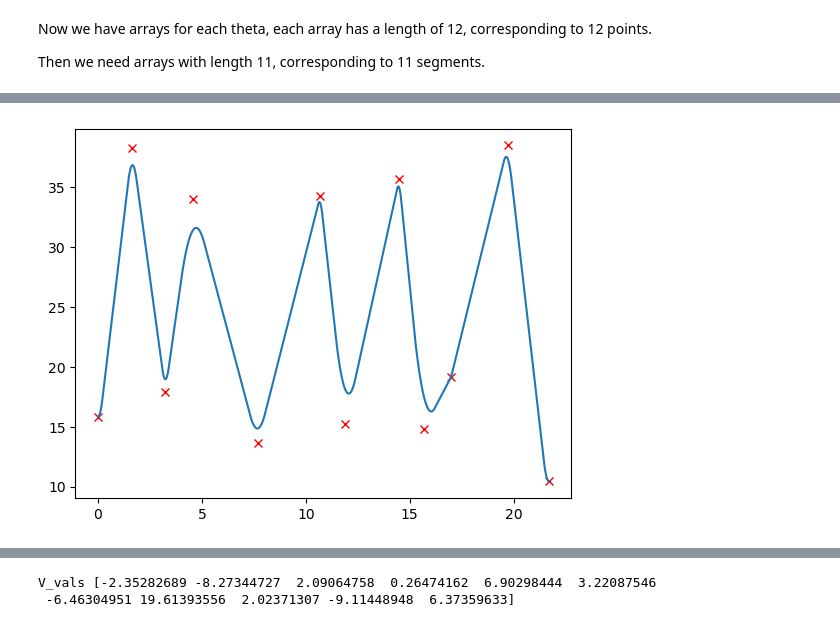
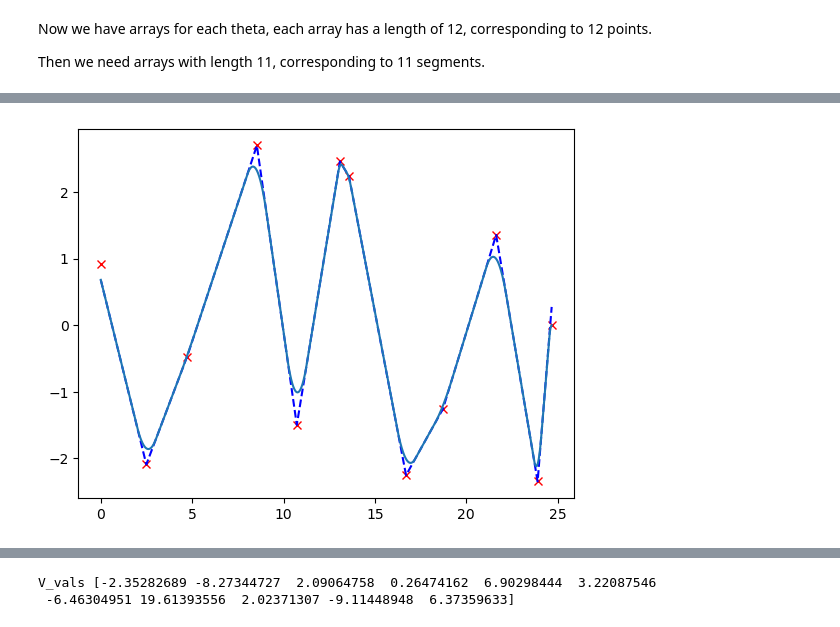
Before and after one commit to sunfanyi/robot-arm-analysis, a Jupyter notebook: trajectory_planning.ipynb, the cells around one changed output, grey strips where cells are left out. Drawn from its saved outputs; the diff is of its cells as text; code cells hidden in the pictures.

```diff
--- a/trajectory_planning.ipynb
+++ b/trajectory_planning.ipynb
@@ -257,0 +241,18 @@ t_linears [1.2114952  1.21090158 0.58247188 2.19490745 2.54131296 0.61407407
+# %%
+# calculate distance between two points position
+dist = np.sqrt(np.sum((P_coordinates[1:] - P_coordinates[:-1])**2, axis=1))
+# time between two points depending on the distance
+tf = dist/20
+print('tf:', tf)
+
+display(d1)
+a_vals_d1, V_vals_d1, b_blends_d1, t_linears_d1 = calc_kinematics_parameters(d1_points, tf)
+
+display(theta2)
+a_vals_theta2, V_vals_theta2, b_blends_theta2, t_linears_theta2 = calc_kinematics_parameters(theta2_points, tf)
+
+display(theta3)
+a_vals_theta3, V_vals_theta3, b_blends_theta3, t_linears_theta3 = calc_kinematics_parameters(theta3_points, tf)
+
+display(theta4)
+a_vals_theta4, V_vals_theta4, b_blends_theta4, t_linears_theta4 = calc_kinematics_parameters(theta4_points, tf)
@@ -258,42 +310,54 @@ t_linears [1.2114952  1.21090158 0.58247188 2.19490745 2.54131296 0.61407407
 # %%
-# Need plots for each segment:
-time_history = []
-disp_history = []
-velo_history = []
-acc_history = []
-t_start = 0
+def plot_trajectory(via_points, tf, a_vals, V_vals, t_blends, t_linears):
+    # for the whole trajectory
+    time_history = []
+    disp_history = []
+    velo_history = []
+    acc_history = []
+    disp_ideal_history = []
+    t_start = 0
 
-# initialise starting values
-disp_last = via_points[0]
-velo_last = 0
-for i in range(num_via_points + 1):
-    t_local = np.linspace(0, tf[i], 1000)
-    tb_left = t_blends[i] if i == 0 else t_blends[i]/2
-    tb_right = t_blends[i+1] if i == num_via_points else t_blends[i+1]/2
-    disp, velo, acc = calc_parabolic_traj_via_points(t_local, disp_last, velo_last,
-                                                                       V_vals[i], a_vals[i],
-                                                                       a_vals[i+1], tb_left, tb_right)
-    # use last points as the initial points for the next segment
-    disp_last = disp[-1]
-    velo_last = velo[-1]
+    # initialise starting values
+    disp_last = via_points[0]
+    velo_last = 0
 
-    time_history.extend((t_local + t_start).tolist())
+    # Need plots for each segment:
+    for i in range(num_via_points + 1):
+        t_local = np.linspace(0, tf[i], 1000)
+        tb_left = t_blends[i] if i == 0 else t_blends[i]/2
+        tb_right = t_blends[i+1] if i == num_via_points else t_blends[i+1]/2
+        disp, velo, acc, disp_ideal = calc_parabolic_traj_via_points(t_local, disp_last, velo_last,
+                                                         V_vals[i], a_vals[i],
+                                                         a_vals[i+1], tb_left, tb_right)
+        # use last points as the initial points for the next segment
+        disp_last = disp[-1]
+        velo_last = velo[-1]
 
-    disp_history.extend(disp.tolist())
-    velo_history.extend(velo.tolist())
-    acc_history.extend(acc.tolist())
+        time_history.extend((t_local + t_start).tolist())
 
-    plt.plot(t_start, via_points[i], 'rx')
-    t_start += tf[i]
+        disp_history.extend(disp.tolist())
+        velo_history.extend(velo.tolist())
+        acc_history.extend(acc.tolist())
+        disp_ideal_history.extend(disp_ideal.tolist())
 
-plt.plot(t_start, via_points[-1], 'rx')
-plt.plot(time_history, disp_history)
-plt.show()
+        plt.plot(t_start, via_points[i], 'rx')
+        t_start += tf[i]
 
-plt.plot(time_history, velo_history)
-plt.show()
+    plt.plot(t_start, via_points[-1], 'rx')
+    plt.plot(time_history, disp_ideal_history, 'b--')
+    plt.plot(time_history, disp_history)
+    plt.show()
 
-plt.plot(time_history, acc_history)
-plt.show()
+    plt.plot(time_history, velo_history)
+    plt.show()
+
+    plt.plot(time_history, acc_history)
+    plt.show()
+
+
+# plot_trajectory(d1_points, tf, a_vals_d1, V_vals_d1, b_blends_d1, t_linears_d1)
+plot_trajectory(theta2_points, tf, a_vals_theta2, V_vals_theta2, b_blends_theta2, t_linears_theta2)
+# plot_trajectory(theta3_points, tf, a_vals_theta3, V_vals_theta3, b_blends_theta3, t_linears_theta3)
+# plot_trajectory(theta4_points, tf, a_vals_theta4, V_vals_theta4, b_blends_theta4, t_linears_theta4)
 # %% [output]
-[figure, old version]
+[figure, new version]
```
Also changed, not shown: parts of 4 cells of this notebook, 1 other file.
